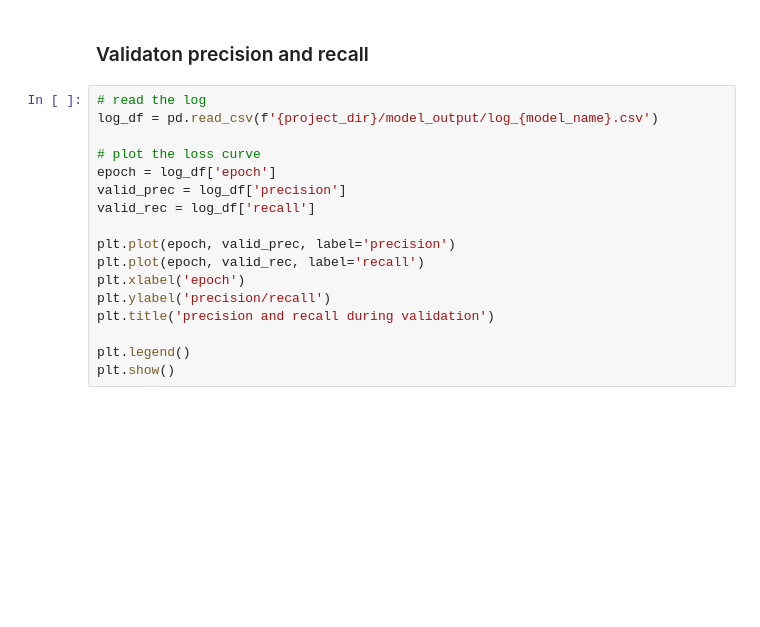
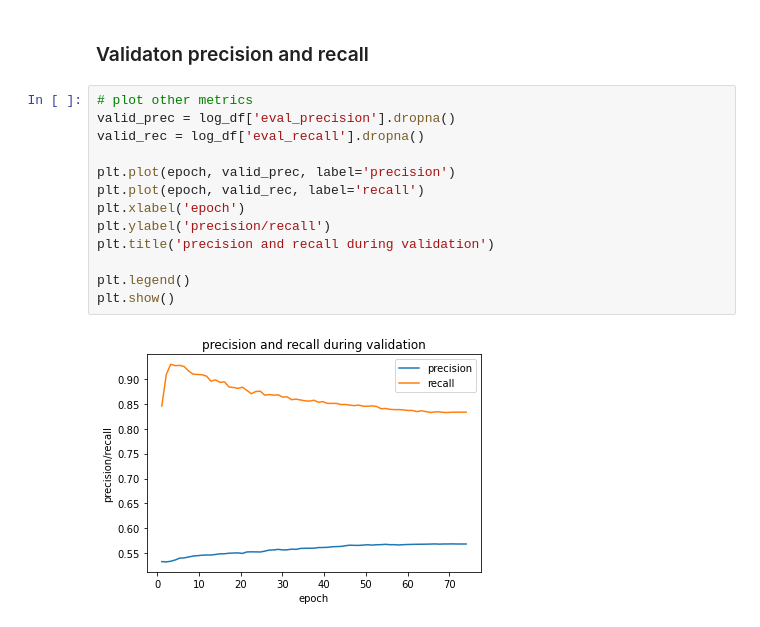
Before and after one commit to ninasachdev/QCB557_project, a Jupyter notebook: make_plots.ipynb, the cells around one changed output. Cells and saved outputs as stored; diff of their text form; blank space fills up the shorter version.

```diff
--- a/make_plots.ipynb
+++ b/make_plots.ipynb
@@ -58,19 +70,17 @@ plt.show()
 # %% [markdown]
 ### Validaton precision and recall
 # %%
-# read the log
-log_df = pd.read_csv(f'{project_dir}/model_output/log_{model_name}.csv')
-
-# plot the loss curve
-epoch = log_df['epoch']
-valid_prec = log_df['precision']
-valid_rec = log_df['recall']
+# plot other metrics
+valid_prec = log_df['eval_precision'].dropna()
+valid_rec = log_df['eval_recall'].dropna()
 
 plt.plot(epoch, valid_prec, label='precision')
 plt.plot(epoch, valid_rec, label='recall')
 plt.xlabel('epoch')
 plt.ylabel('precision/recall')
 plt.title('precision and recall during validation')
 
 plt.legend()
 plt.show()
+# %% [output]
+[figure, added]
```
Also changed, not shown: parts of 6 cells of this notebook, 2 other files.
